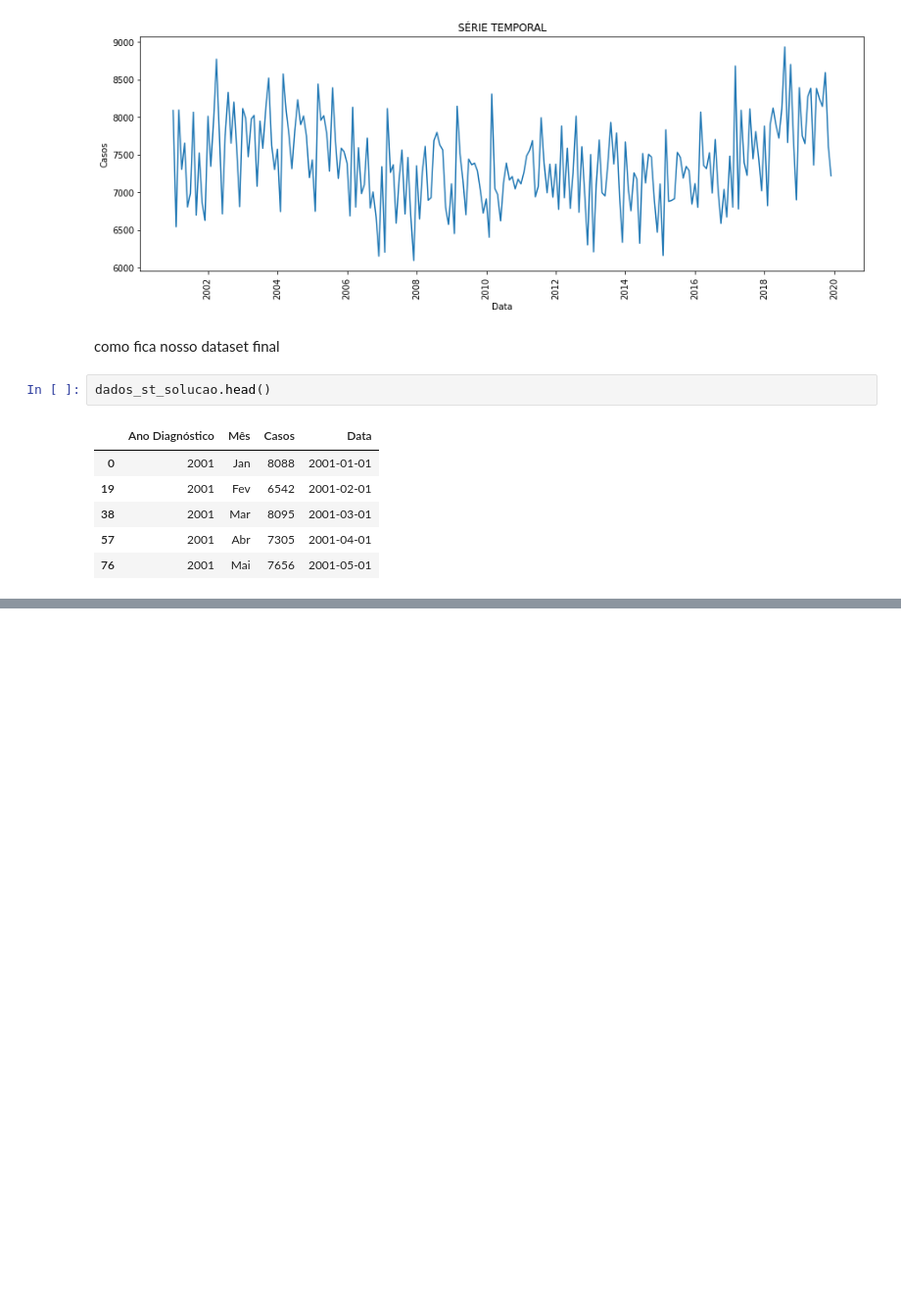
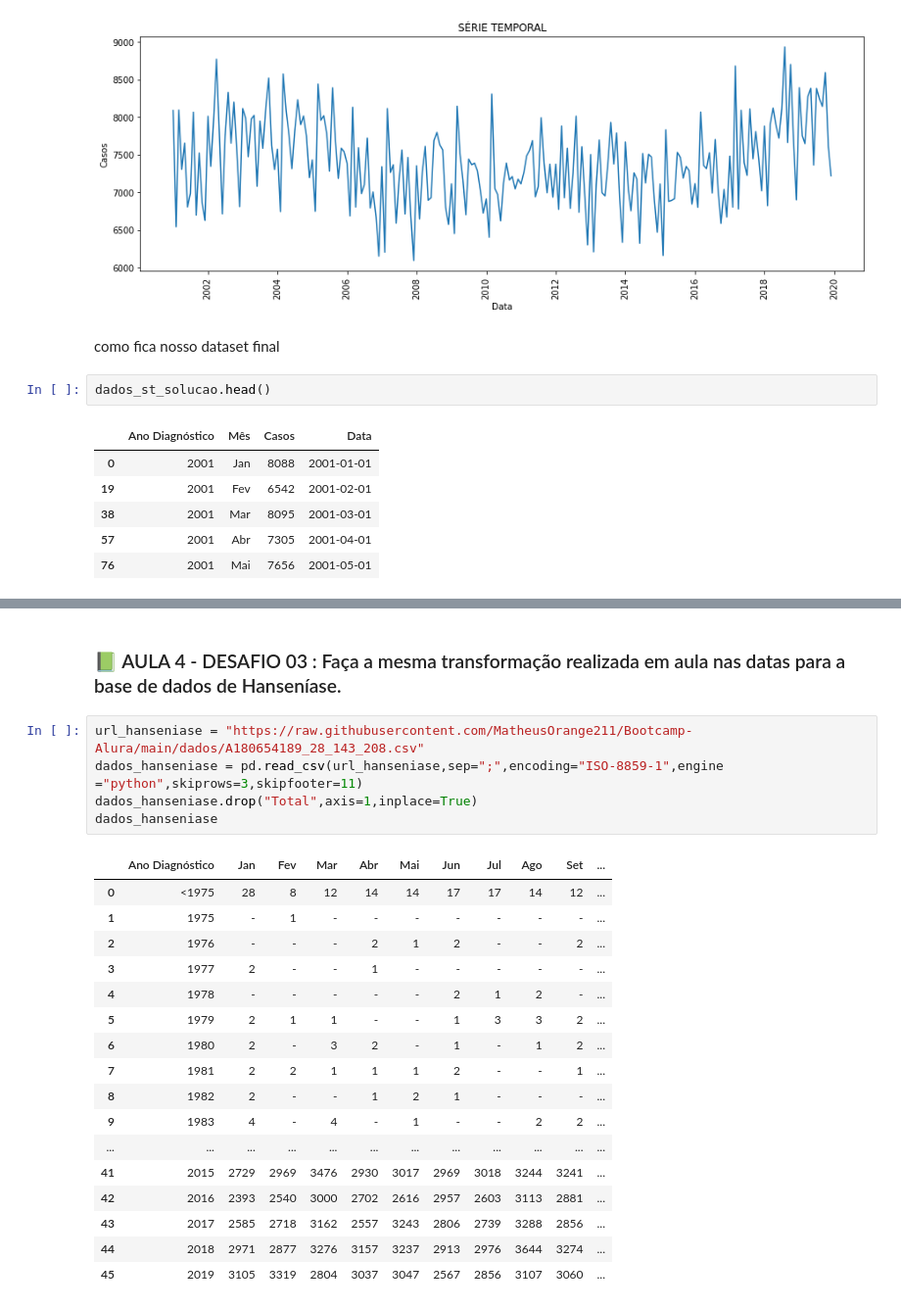
Before and after one commit to MatheusOrange211/Bootcamp-Alura, a Jupyter notebook: SERIES_TEMPORAIS.ipynb, the cells around one changed output, grey strips where cells are left out. Shown at 98% size. Cells and saved outputs as stored; diff of their text form; blank space fills up the shorter version.

```diff
--- a/SERIES_TEMPORAIS.ipynb
+++ b/SERIES_TEMPORAIS.ipynb
@@ -258,0 +294,25 @@ dados_st_solucao.head()
+# %% [markdown]
+### 📗 AULA 4 - DESAFIO 03 : Faça a mesma transformação realizada em aula nas datas para a base de dados de Hanseníase.
+# %%
+url_hanseniase = "https://raw.githubusercontent.com/MatheusOrange211/Bootcamp-Alura/main/dados/A180654189_28_143_208.csv"
+dados_hanseniase = pd.read_csv(url_hanseniase,sep=";",encoding="ISO-8859-1",engine ="python",skiprows=3,skipfooter=11)
+dados_hanseniase.drop("Total",axis=1,inplace=True)
+dados_hanseniase
+# %% [output]
+|  | Ano Diagnóstico | Jan | Fev | Mar | Abr | Mai | Jun | Jul | Ago | Set | ... |
+| 0 | <1975 | 28 | 8 | 12 | 14 | 14 | 17 | 17 | 14 | 12 | ... |
+| 1 | 1975 | - | 1 | - | - | - | - | - | - | - | ... |
+| 2 | 1976 | - | - | - | 2 | 1 | 2 | - | - | 2 | ... |
+| 3 | 1977 | 2 | - | - | 1 | - | - | - | - | - | ... |
+| 4 | 1978 | - | - | - | - | - | 2 | 1 | 2 | - | ... |
+| 5 | 1979 | 2 | 1 | 1 | - | - | 1 | 3 | 3 | 2 | ... |
+| 6 | 1980 | 2 | - | 3 | 2 | - | 1 | - | 1 | 2 | ... |
+| 7 | 1981 | 2 | 2 | 1 | 1 | 1 | 2 | - | - | 1 | ... |
+| 8 | 1982 | 2 | - | - | 1 | 2 | 1 | - | - | - | ... |
+| 9 | 1983 | 4 | - | 4 | - | 1 | - | - | 2 | 2 | ... |
+| ... | ... | ... | ... | ... | ... | ... | ... | ... | ... | ... | ... |
+| 41 | 2015 | 2729 | 2969 | 3476 | 2930 | 3017 | 2969 | 3018 | 3244 | 3241 | ... |
+| 42 | 2016 | 2393 | 2540 | 3000 | 2702 | 2616 | 2957 | 2603 | 3113 | 2881 | ... |
+| 43 | 2017 | 2585 | 2718 | 3162 | 2557 | 3243 | 2806 | 2739 | 3288 | 2856 | ... |
+| 44 | 2018 | 2971 | 2877 | 3276 | 3157 | 3237 | 2913 | 2976 | 3644 | 3274 | ... |
+| 45 | 2019 | 3105 | 3319 | 2804 | 3037 | 3047 | 2567 | 2856 | 3107 | 3060 | ... |
```
Also changed, not shown: parts of 21 cells of this notebook.
